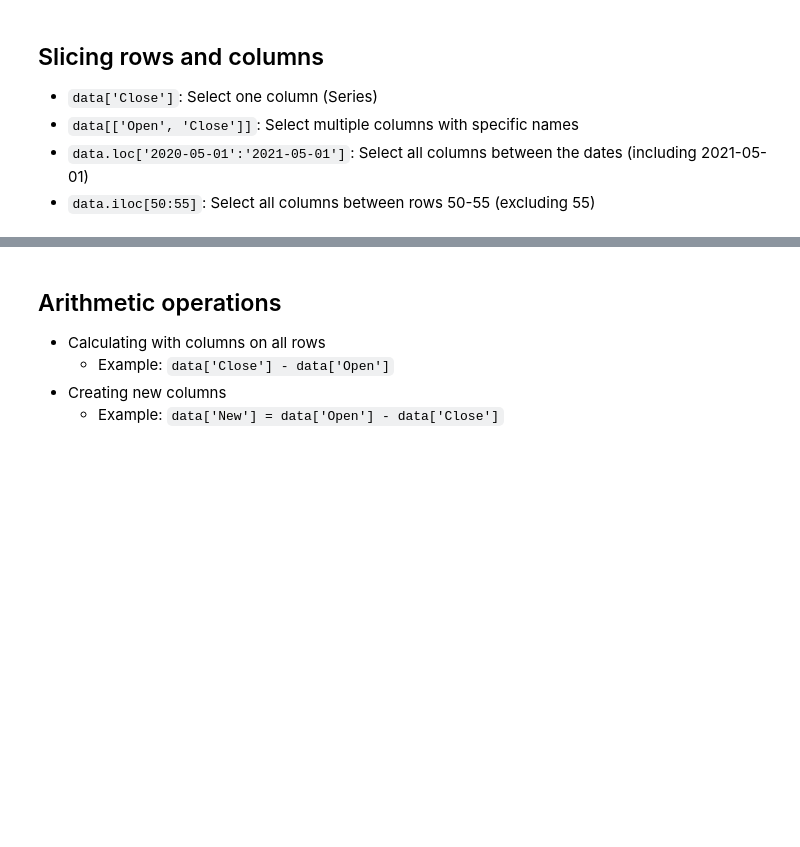
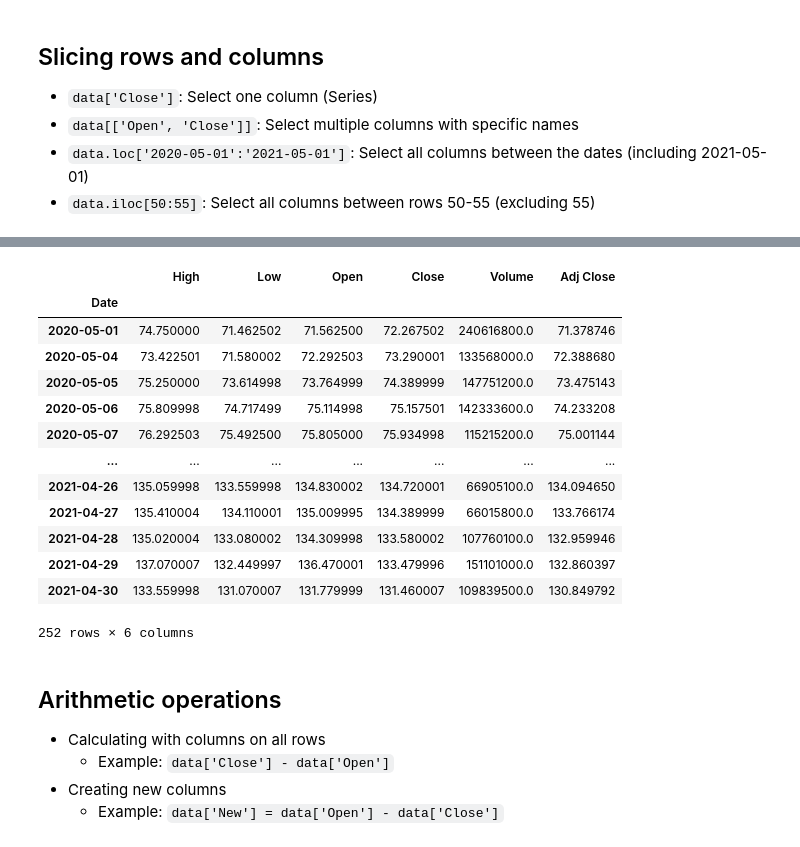
Before and after one commit to ad3rinto/data-science-rune, a Jupyter notebook: 02 - Lesson - pandas for Data Science.ipynb, the cells around one changed output, grey strips where cells are left out. Saved outputs shown, nothing was run; the diff lists cells and outputs as text; code cells hidden in the pictures; blank space fills up the shorter version.

```diff
--- a/02 - Lesson - pandas for Data Science.ipynb
+++ b/02 - Lesson - pandas for Data Science.ipynb
@@ -65,3 +148,20 @@
+# %%
+data.loc['2020-05-01':'2021-05-01']
+# %% [output]
+|  | High | Low | Open | Close | Volume | Adj Close |
+| Date |  |  |  |  |  |  |
+| 2020-05-01 | 74.750000 | 71.462502 | 71.562500 | 72.267502 | 240616800.0 | 71.378746 |
+| 2020-05-04 | 73.422501 | 71.580002 | 72.292503 | 73.290001 | 133568000.0 | 72.388680 |
+| 2020-05-05 | 75.250000 | 73.614998 | 73.764999 | 74.389999 | 147751200.0 | 73.475143 |
+| 2020-05-06 | 75.809998 | 74.717499 | 75.114998 | 75.157501 | 142333600.0 | 74.233208 |
+| 2020-05-07 | 76.292503 | 75.492500 | 75.805000 | 75.934998 | 115215200.0 | 75.001144 |
+| ... | ... | ... | ... | ... | ... | ... |
+| 2021-04-26 | 135.059998 | 133.559998 | 134.830002 | 134.720001 | 66905100.0 | 134.094650 |
+| 2021-04-27 | 135.410004 | 134.110001 | 135.009995 | 134.389999 | 66015800.0 | 133.766174 |
+| 2021-04-28 | 135.020004 | 133.080002 | 134.309998 | 133.580002 | 107760100.0 | 132.959946 |
+| 2021-04-29 | 137.070007 | 132.449997 | 136.470001 | 133.479996 | 151101000.0 | 132.860397 |
+| 2021-04-30 | 133.559998 | 131.070007 | 131.779999 | 131.460007 | 109839500.0 | 130.849792 |
+252 rows × 6 columns
 # %% [markdown]
 ## Arithmetic operations
 - Calculating with columns on all rows
```
Also changed, not shown: parts of 16 cells of this notebook, 1 other file.
